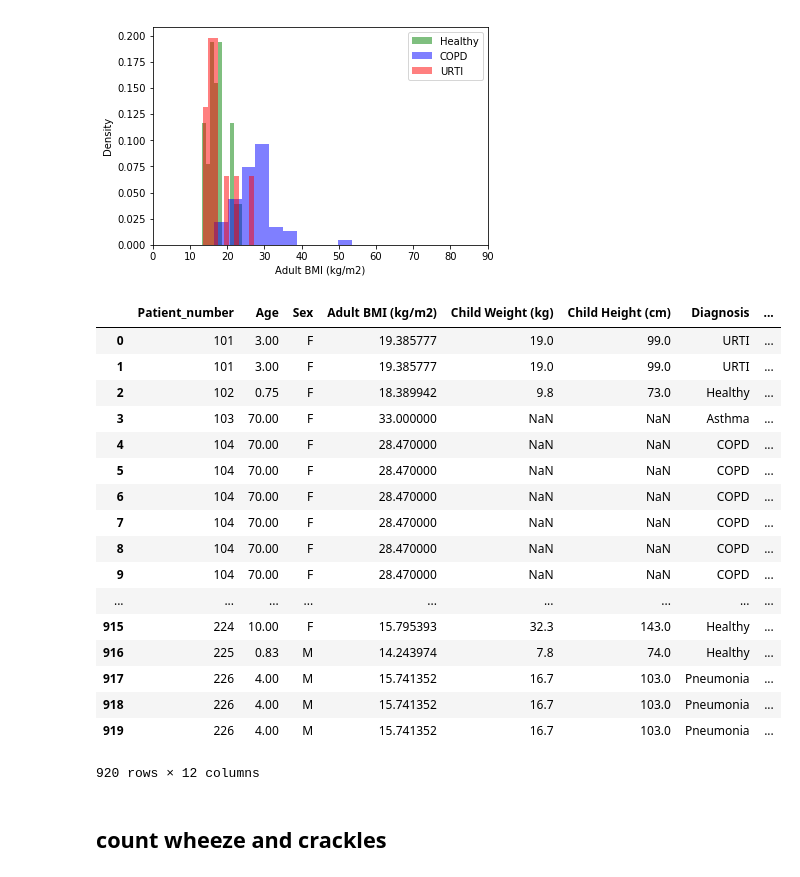
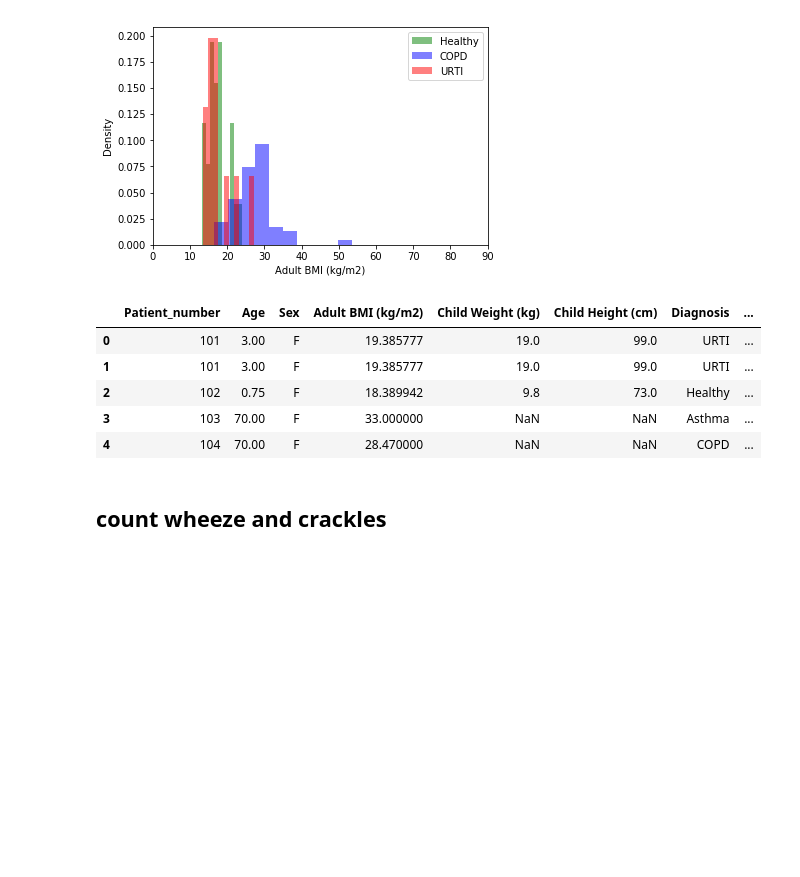
Before and after one commit to dingdingziyun/doctorlung, a Jupyter notebook: Insight_abnormality_detection.ipynb, the cells around one changed output. Saved outputs shown, nothing was run; the diff lists cells and outputs as text; code cells hidden in the pictures; blank space fills up the shorter version.

```diff
--- a/Insight_abnormality_detection.ipynb
+++ b/Insight_abnormality_detection.ipynb
@@ -127,26 +127,14 @@ healthy_group = patient_info_and_filename.loc[patient_info_and_filename['Diagnos
 COPD_group = patient_info_and_filename.loc[patient_info_and_filename['Diagnosis'] == 'COPD']
 URTI_group = patient_info_and_filename.loc[patient_info_and_filename['Diagnosis'] == 'URTI']
 # %%
- patient_info_and_filename
+ patient_info_and_filename.head()
 # %% [output]
 |  | Patient_number | Age | Sex | Adult BMI (kg/m2) | Child Weight (kg) | Child Height (cm) | Diagnosis | ... |
 | 0 | 101 | 3.00 | F | 19.385777 | 19.0 | 99.0 | URTI | ... |
 | 1 | 101 | 3.00 | F | 19.385777 | 19.0 | 99.0 | URTI | ... |
 | 2 | 102 | 0.75 | F | 18.389942 | 9.8 | 73.0 | Healthy | ... |
 | 3 | 103 | 70.00 | F | 33.000000 | NaN | NaN | Asthma | ... |
 | 4 | 104 | 70.00 | F | 28.470000 | NaN | NaN | COPD | ... |
-| 5 | 104 | 70.00 | F | 28.470000 | NaN | NaN | COPD | ... |
-| 6 | 104 | 70.00 | F | 28.470000 | NaN | NaN | COPD | ... |
-| 7 | 104 | 70.00 | F | 28.470000 | NaN | NaN | COPD | ... |
-| 8 | 104 | 70.00 | F | 28.470000 | NaN | NaN | COPD | ... |
-| 9 | 104 | 70.00 | F | 28.470000 | NaN | NaN | COPD | ... |
-| ... | ... | ... | ... | ... | ... | ... | ... | ... |
-| 915 | 224 | 10.00 | F | 15.795393 | 32.3 | 143.0 | Healthy | ... |
-| 916 | 225 | 0.83 | M | 14.243974 | 7.8 | 74.0 | Healthy | ... |
-| 917 | 226 | 4.00 | M | 15.741352 | 16.7 | 103.0 | Pneumonia | ... |
-| 918 | 226 | 4.00 | M | 15.741352 | 16.7 | 103.0 | Pneumonia | ... |
-| 919 | 226 | 4.00 | M | 15.741352 | 16.7 | 103.0 | Pneumonia | ... |
-920 rows × 12 columns
 # %% [markdown]
 ## count wheeze and crackles
 # %%
```
Also changed, not shown: parts of 21 cells of this notebook.
